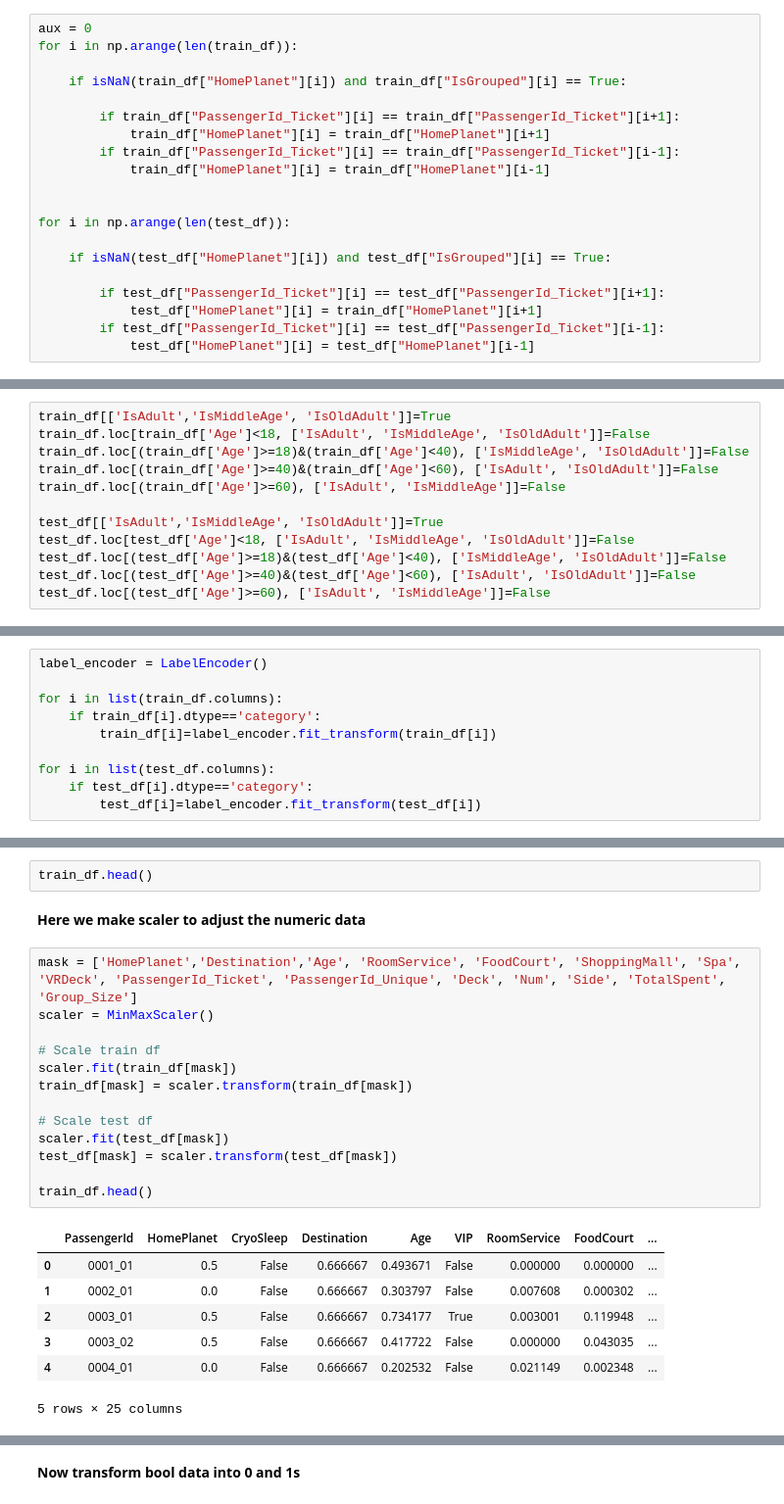
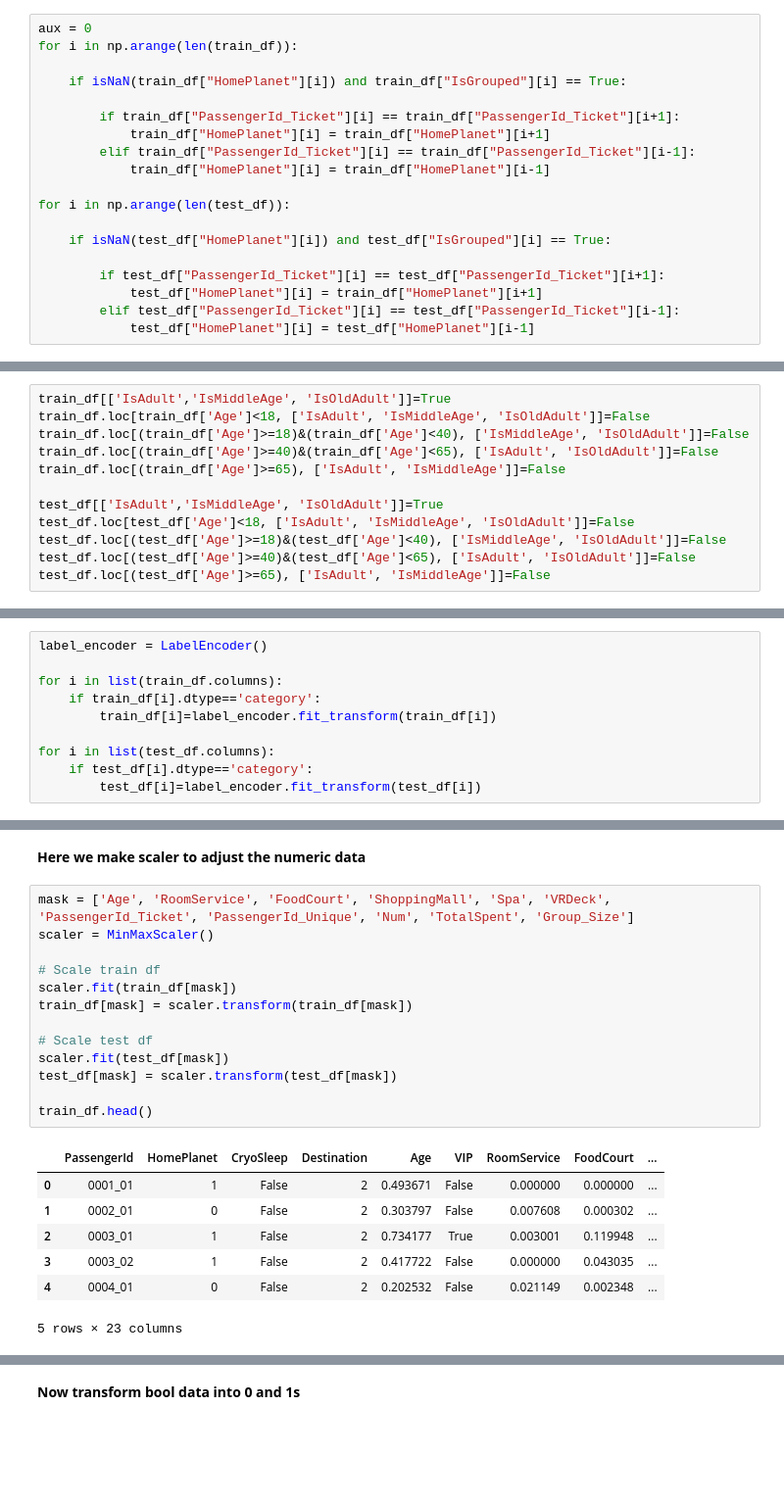
Before and after one commit to deldanr/Spaceship-Titanic, a Jupyter notebook: spaceship-titanic.ipynb, the cells around one changed output, grey strips where cells are left out. Shown: that part at 98% size. Saved outputs shown, nothing was run; the diff lists cells and outputs as text; blank space fills up the shorter version.

```diff
--- a/spaceship-titanic.ipynb
+++ b/spaceship-titanic.ipynb
@@ -521,9 +548,8 @@ for i in np.arange(len(train_df)):
 
         if train_df["PassengerId_Ticket"][i] == train_df["PassengerId_Ticket"][i+1]:
             train_df["HomePlanet"][i] = train_df["HomePlanet"][i+1]
-        if train_df["PassengerId_Ticket"][i] == train_df["PassengerId_Ticket"][i-1]:
+        elif train_df["PassengerId_Ticket"][i] == train_df["PassengerId_Ticket"][i-1]:
             train_df["HomePlanet"][i] = train_df["HomePlanet"][i-1]
-
 
 for i in np.arange(len(test_df)):
 
@@ -531,5 +557,5 @@ for i in np.arange(len(test_df)):
 
         if test_df["PassengerId_Ticket"][i] == test_df["PassengerId_Ticket"][i+1]:
             test_df["HomePlanet"][i] = train_df["HomePlanet"][i+1]
-        if test_df["PassengerId_Ticket"][i] == test_df["PassengerId_Ticket"][i-1]:
+        elif test_df["PassengerId_Ticket"][i] == test_df["PassengerId_Ticket"][i-1]:
             test_df["HomePlanet"][i] = test_df["HomePlanet"][i-1]
@@ -744,14 +836,14 @@ test_df["Age"].fillna(test_df["Age"].mean(), inplace=True)
 train_df[['IsAdult','IsMiddleAge', 'IsOldAdult']]=True
 train_df.loc[train_df['Age']<18, ['IsAdult', 'IsMiddleAge', 'IsOldAdult']]=False
 train_df.loc[(train_df['Age']>=18)&(train_df['Age']<40), ['IsMiddleAge', 'IsOldAdult']]=False
-train_df.loc[(train_df['Age']>=40)&(train_df['Age']<60), ['IsAdult', 'IsOldAdult']]=False
-train_df.loc[(train_df['Age']>=60), ['IsAdult', 'IsMiddleAge']]=False
+train_df.loc[(train_df['Age']>=40)&(train_df['Age']<65), ['IsAdult', 'IsOldAdult']]=False
+train_df.loc[(train_df['Age']>=65), ['IsAdult', 'IsMiddleAge']]=False
 
 test_df[['IsAdult','IsMiddleAge', 'IsOldAdult']]=True
 test_df.loc[test_df['Age']<18, ['IsAdult', 'IsMiddleAge', 'IsOldAdult']]=False
 test_df.loc[(test_df['Age']>=18)&(test_df['Age']<40), ['IsMiddleAge', 'IsOldAdult']]=False
-test_df.loc[(test_df['Age']>=40)&(test_df['Age']<60), ['IsAdult', 'IsOldAdult']]=False
-test_df.loc[(test_df['Age']>=60), ['IsAdult', 'IsMiddleAge']]=False
+test_df.loc[(test_df['Age']>=40)&(test_df['Age']<65), ['IsAdult', 'IsOldAdult']]=False
+test_df.loc[(test_df['Age']>=65), ['IsAdult', 'IsMiddleAge']]=False
 # %% [markdown]
 **For this time im going to drop the Name**
 # %%
@@ -1004,25 +973,23 @@ train_df.info()
-# %%
-train_df.head()
 # %% [markdown]
 **Here we make scaler to adjust the numeric data**
 # %%
-mask = ['HomePlanet','Destination','Age', 'RoomService', 'FoodCourt', 'ShoppingMall', 'Spa', 'VRDeck', 'PassengerId_Ticket', 'PassengerId_Unique', 'Deck', 'Num', 'Side', 'TotalSpent', 'Group_Size']
+mask = ['Age', 'RoomService', 'FoodCourt', 'ShoppingMall', 'Spa', 'VRDeck', 'PassengerId_Ticket', 'PassengerId_Unique', 'Num', 'TotalSpent', 'Group_Size']
 scaler = MinMaxScaler()
 
 # Scale train df
 scaler.fit(train_df[mask])
 train_df[mask] = scaler.transform(train_df[mask])
 
 # Scale test df
 scaler.fit(test_df[mask])
 test_df[mask] = scaler.transform(test_df[mask])
 
 train_df.head()
 # %% [output]
 |  | PassengerId | HomePlanet | CryoSleep | Destination | Age | VIP | RoomService | FoodCourt | ... |
-| 0 | 0001_01 | 0.5 | False | 0.666667 | 0.493671 | False | 0.000000 | 0.000000 | ... |
-| 1 | 0002_01 | 0.0 | False | 0.666667 | 0.303797 | False | 0.007608 | 0.000302 | ... |
-| 2 | 0003_01 | 0.5 | False | 0.666667 | 0.734177 | True | 0.003001 | 0.119948 | ... |
-| 3 | 0003_02 | 0.5 | False | 0.666667 | 0.417722 | False | 0.000000 | 0.043035 | ... |
-| 4 | 0004_01 | 0.0 | False | 0.666667 | 0.202532 | False | 0.021149 | 0.002348 | ... |
+| 0 | 0001_01 | 1 | False | 2 | 0.493671 | False | 0.000000 | 0.000000 | ... |
+| 1 | 0002_01 | 0 | False | 2 | 0.303797 | False | 0.007608 | 0.000302 | ... |
+| 2 | 0003_01 | 1 | False | 2 | 0.734177 | True | 0.003001 | 0.119948 | ... |
+| 3 | 0003_02 | 1 | False | 2 | 0.417722 | False | 0.000000 | 0.043035 | ... |
+| 4 | 0004_01 | 0 | False | 2 | 0.202532 | False | 0.021149 | 0.002348 | ... |
-5 rows × 25 columns
+5 rows × 23 columns
```
Also changed, not shown: parts of 178 cells of this notebook.
